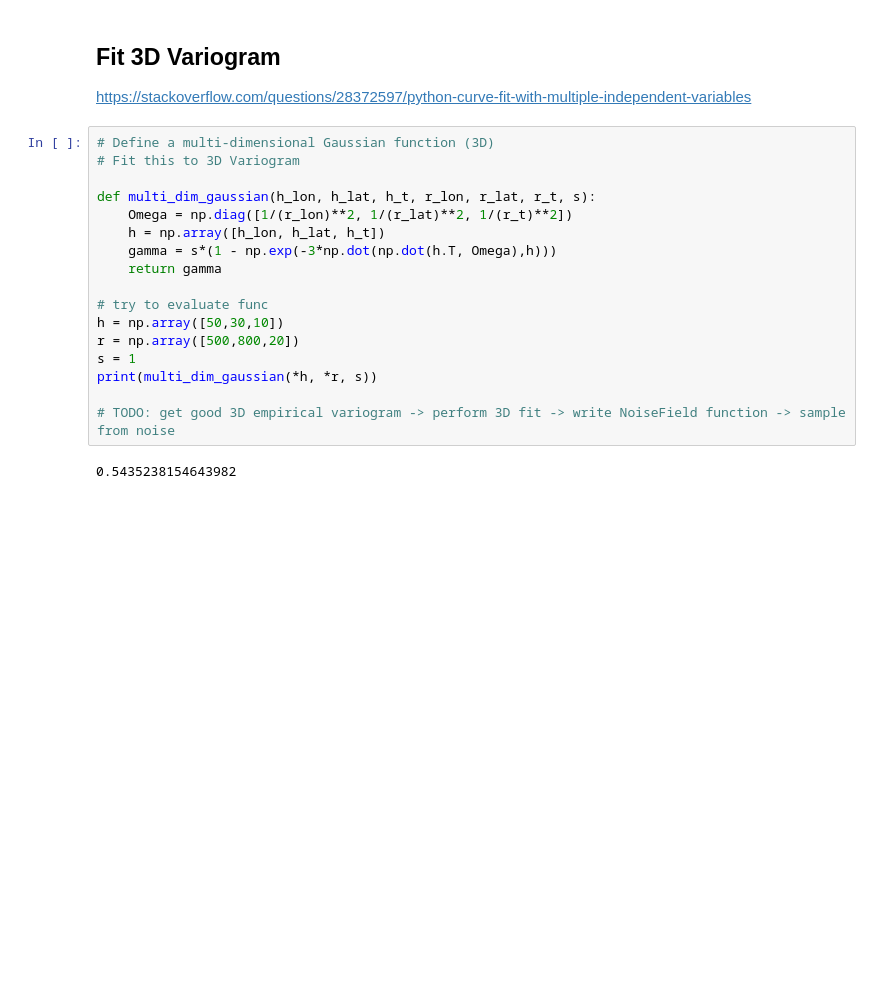
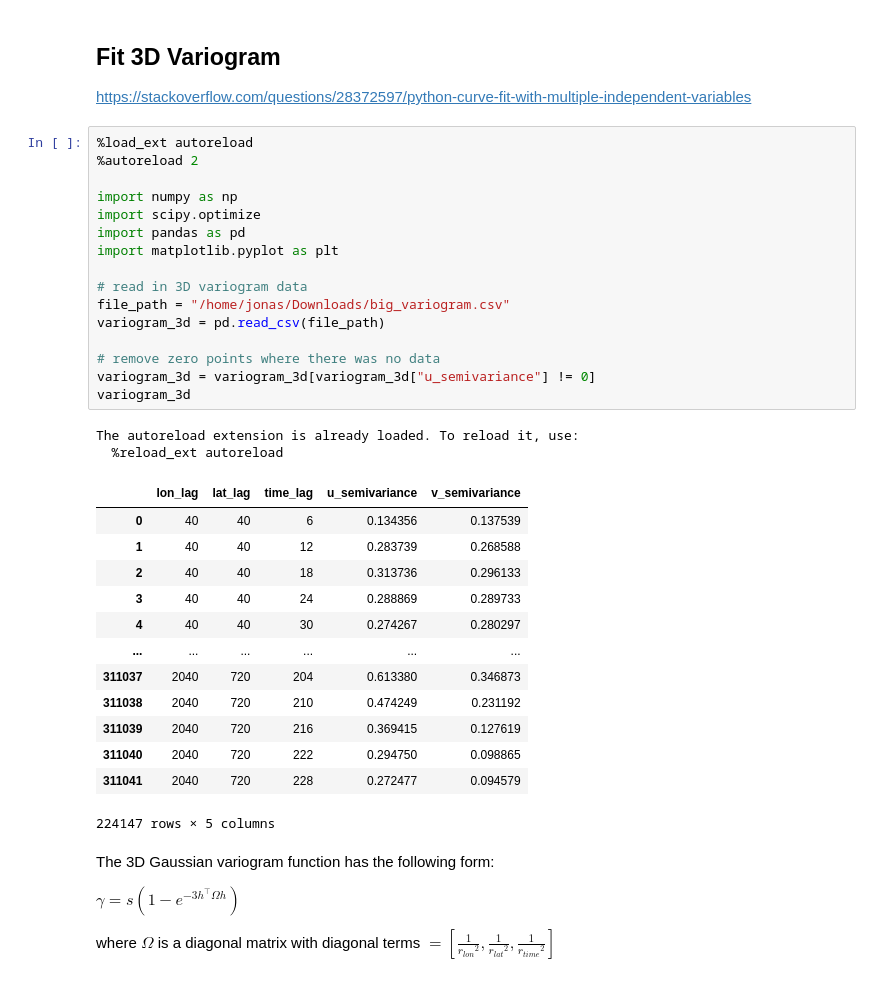
Before and after one commit to MariusWiggert/OceanPlatformControl, a Jupyter notebook: ocean_navigation_simulator/generative_error_model/ols.ipynb, the cells around one changed output. Cells and saved outputs as stored; diff of their text form; blank space fills up the shorter version.

```diff
--- a/ocean_navigation_simulator/generative_error_model/ols.ipynb
+++ b/ocean_navigation_simulator/generative_error_model/ols.ipynb
@@ -188,22 +189,41 @@ independent var ['h']
 ## Fit 3D Variogram
 
 https://stackoverflow.com/questions/28372597/python-curve-fit-with-multiple-independent-variables
-# %%
-# Define a multi-dimensional Gaussian function (3D)
-# Fit this to 3D Variogram
-
-def multi_dim_gaussian(h_lon, h_lat, h_t, r_lon, r_lat, r_t, s):
-    Omega = np.diag([1/(r_lon)**2, 1/(r_lat)**2, 1/(r_t)**2])
-    h = np.array([h_lon, h_lat, h_t])
-    gamma = s*(1 - np.exp(-3*np.dot(np.dot(h.T, Omega),h)))
-    return gamma
-
-# try to evaluate func
-h = np.array([50,30,10])
-r = np.array([500,800,20])
-s = 1
-print(multi_dim_gaussian(*h, *r, s))
-
-# TODO: get good 3D empirical variogram -> perform 3D fit -> write NoiseField function -> sample from noise
-# %% [output]
-0.5435238154643982
+# %%
+%load_ext autoreload
+%autoreload 2
+
+import numpy as np
+import scipy.optimize
+import pandas as pd
+import matplotlib.pyplot as plt
+
+# read in 3D variogram data
+file_path = "/home/jonas/Downloads/big_variogram.csv"
+variogram_3d = pd.read_csv(file_path)
+
+# remove zero points where there was no data
+variogram_3d = variogram_3d[variogram_3d["u_semivariance"] != 0]
+variogram_3d
+# %% [output]
+The autoreload extension is already loaded. To reload it, use:
+  %reload_ext autoreload
+|  | lon_lag | lat_lag | time_lag | u_semivariance | v_semivariance |
+| 0 | 40 | 40 | 6 | 0.134356 | 0.137539 |
+| 1 | 40 | 40 | 12 | 0.283739 | 0.268588 |
+| 2 | 40 | 40 | 18 | 0.313736 | 0.296133 |
+| 3 | 40 | 40 | 24 | 0.288869 | 0.289733 |
+| 4 | 40 | 40 | 30 | 0.274267 | 0.280297 |
+| ... | ... | ... | ... | ... | ... |
+| 311037 | 2040 | 720 | 204 | 0.613380 | 0.346873 |
+| 311038 | 2040 | 720 | 210 | 0.474249 | 0.231192 |
+| 311039 | 2040 | 720 | 216 | 0.369415 | 0.127619 |
+| 311040 | 2040 | 720 | 222 | 0.294750 | 0.098865 |
+| 311041 | 2040 | 720 | 228 | 0.272477 | 0.094579 |
+224147 rows × 5 columns
+# %% [markdown]
+The 3D Gaussian variogram function has the following form:
+
+$\gamma = s(1 - e^{-3h^{\top} \Omega h})$
+
+where $\Omega$ is a diagonal matrix with diagonal terms $= [\frac{1}{{r_{lon}}^2}, \frac{1}{{r_{lat}}^2}, \frac{1}{{r_{time}}^2}]$
```
Also changed, not shown: parts of 8 cells of this notebook, 4 other files.
